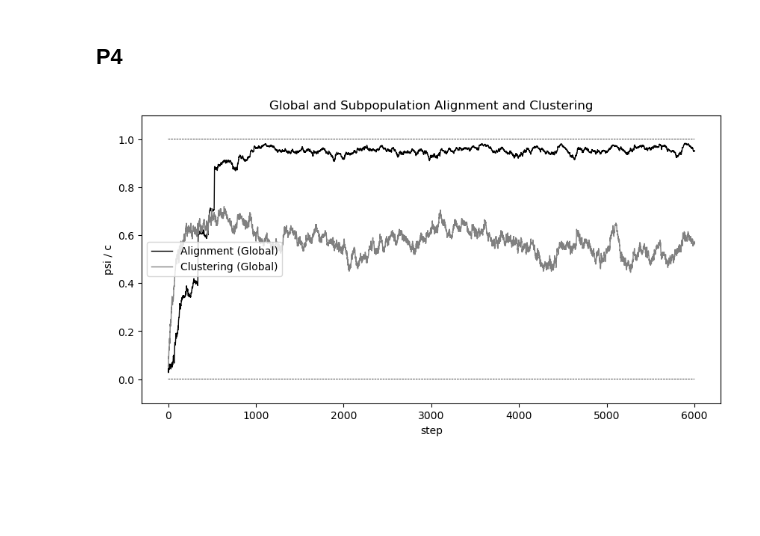
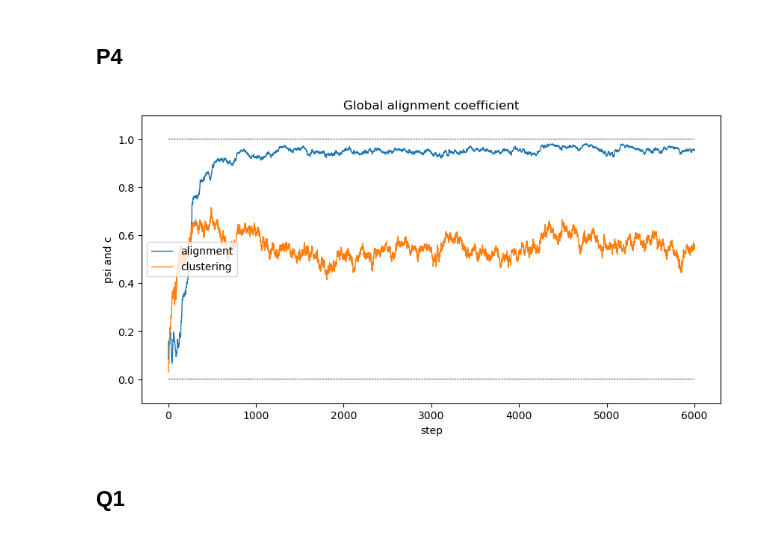
Before and after one commit to EricBlohm1/Simulation-of-complex-systems-FFR120, a Jupyter notebook: Assignments/HW2/exercise4/exercise4.ipynb, the cells around one changed output. Cells and saved outputs as stored; diff of their text form; code cells hidden in the pictures; blank space fills up the shorter version.

```diff
--- a/Assignments/HW2/exercise4/exercise4.ipynb
+++ b/Assignments/HW2/exercise4/exercise4.ipynb
@@ -233,9 +228,9 @@ from tkinter import *
 step = 0
 t_tot = 6000
 
-config_x = []
-config_y = []
-config_theta = []
+config_x1 = []
+config_y1 = []
+config_theta1 = []
 
 psi = np.zeros(t_tot+1)
 c = np.zeros(t_tot+1)
@@ -254,9 +249,9 @@ while step <= t_tot:
     nx, ny = pbc(nx, ny, L)
 
     if(step == 0 or step == 2000 or step == 4000 or step == 6000):
-        config_x.append(nx)
-        config_y.append(ny)
-        config_theta.append(ntheta)
+        config_x1.append(nx[:])
+        config_y1.append(ny[:])
+        config_theta1.append(ntheta[:])
 
     step += 1
     if step % 100 == 0:
@@ -450,22 +481,18 @@ for i, time in enumerate(time_steps):
 ## P4
 # %%
 from matplotlib import pyplot as plt
-
-N_half = N_part // 2
-
-
 plt.figure(figsize=(10, 5))
-plt.plot(psi, '-', linewidth=1, label='Alignment (Global)')
-plt.plot(c, '-', linewidth=1, label='Clustering (Global)')
-
-plt.plot(0 * psi, '--', color='k', linewidth=0.5)
-plt.plot(0 * psi + 1, '--', color='k', linewidth=0.5)
-
-plt.title('Global and Subpopulation Alignment and Clustering')
+plt.plot(psi2, '-', linewidth=1, label='alignment')
+plt.plot(c2, '-', linewidth=1, label='clustering')
+plt.plot(0 * psi2, '--', color='k', linewidth=0.5)
+plt.plot(0 * psi2 + 1, '--', color='k', linewidth=0.5)
+plt.title('Global alignment coefficient')
 plt.legend()
 plt.xlabel('step')
-plt.ylabel('psi / c')
+plt.ylabel('psi and c')
 plt.ylim([-0.1, 1.1])
 plt.show()
 # %% [output]
-[figure, old version]
+[figure, new version]
+# %% [markdown]
+## Q1
```
Also changed, not shown: parts of 9 cells of this notebook.
